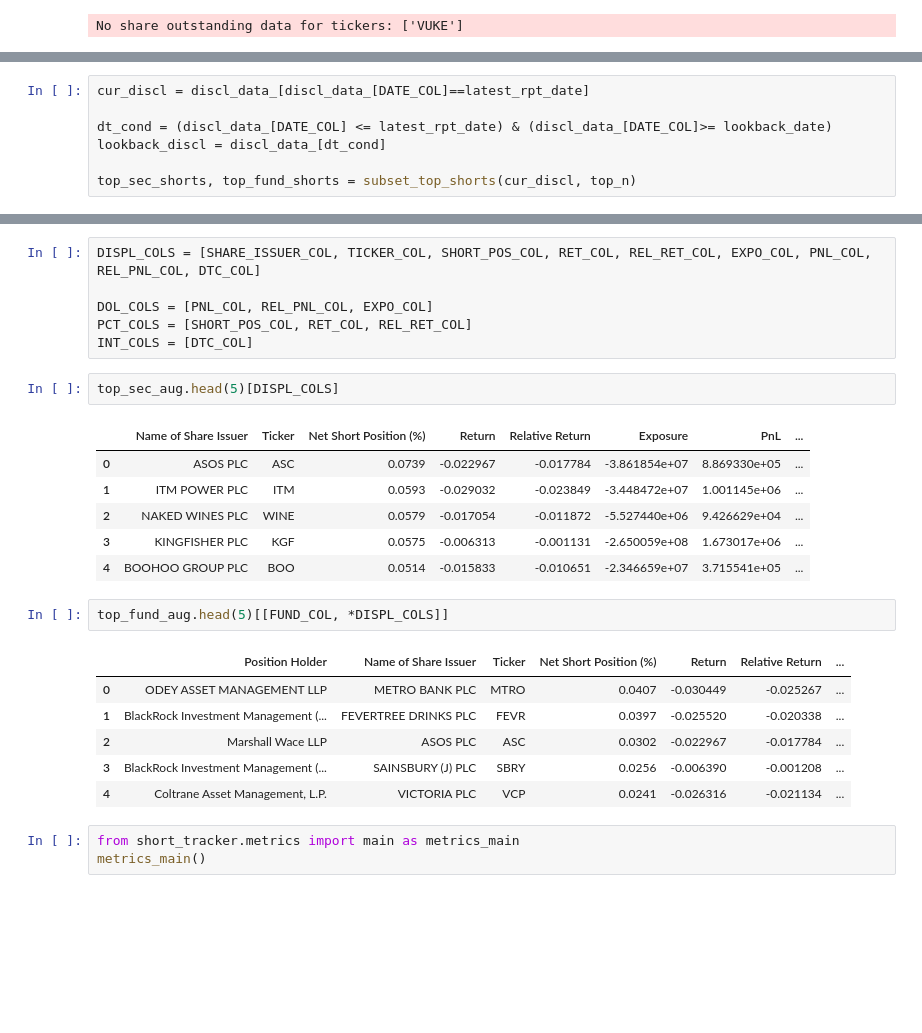
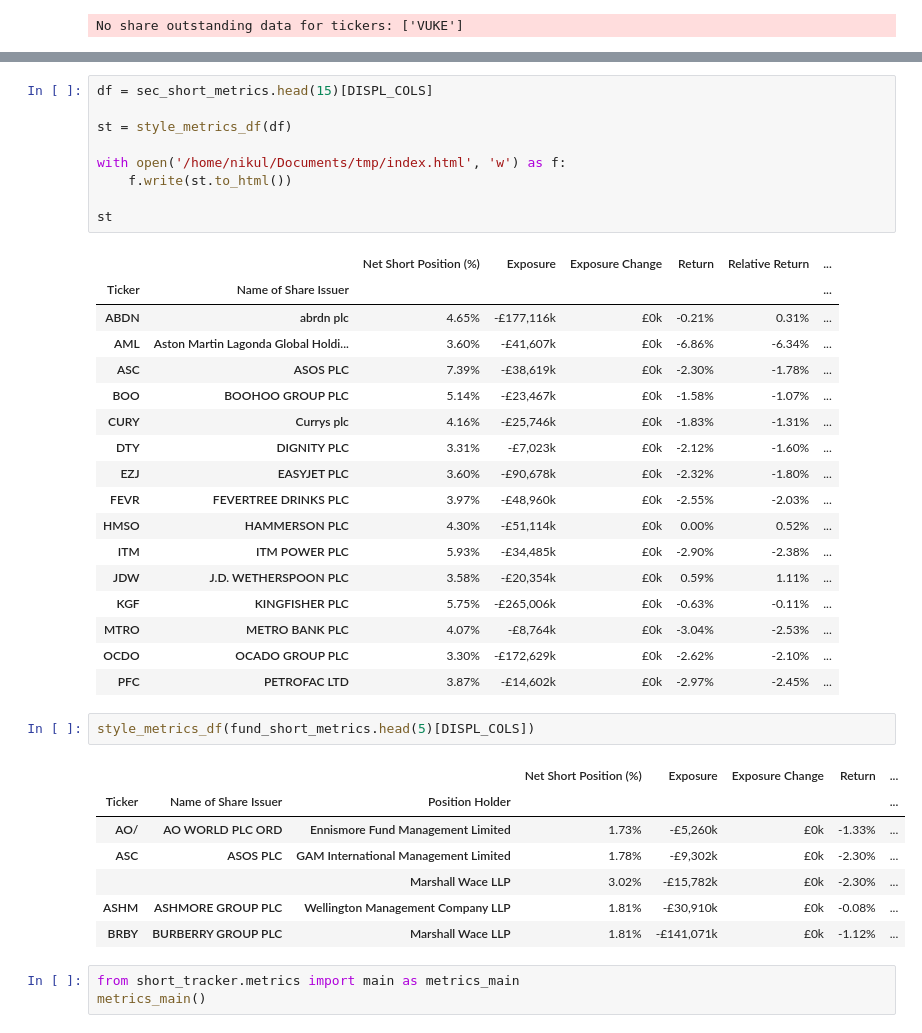
Before and after one commit to nikulpatel3141/UK-Short-Tracker, a Jupyter notebook: Notebooks/process_scripting.ipynb, the cells around one changed output, grey strips where cells are left out. Cells and saved outputs as stored; diff of their text form; blank space fills up the shorter version.

Commit message:
add formatting for display metrics

```diff
--- a/Notebooks/process_scripting.ipynb
+++ b/Notebooks/process_scripting.ipynb
@@ -332,7 +334,0 @@ discl_data_ = prepare_discl_data(discl_data, isin_ticker_map)
-# %%
-cur_discl = discl_data_[discl_data_[DATE_COL]==latest_rpt_date]
-
-dt_cond = (discl_data_[DATE_COL] <= latest_rpt_date) & (discl_data_[DATE_COL]>= lookback_date)
-lookback_discl = discl_data_[dt_cond]
-
-top_sec_shorts, top_fund_shorts = subset_top_shorts(cur_discl, top_n)
@@ -394,27 +400,40 @@ top_sec_shorts_lookback_aug.groupby(id_cols).agg(**aggfuncs)
-# %%
-DISPL_COLS = [SHARE_ISSUER_COL, TICKER_COL, SHORT_POS_COL, RET_COL, REL_RET_COL, EXPO_COL, PNL_COL, REL_PNL_COL, DTC_COL]
-
-DOL_COLS = [PNL_COL, REL_PNL_COL, EXPO_COL]
-PCT_COLS = [SHORT_POS_COL, RET_COL, REL_RET_COL]
-INT_COLS = [DTC_COL]
+# %%
+df = sec_short_metrics.head(15)[DISPL_COLS]
+
+st = style_metrics_df(df)
+
+with open('/home/nikul/Documents/tmp/index.html', 'w') as f:
+    f.write(st.to_html())
+
+st
+# %% [output]
+|  |  | Net Short Position (%) | Exposure | Exposure Change | Return | Relative Return | ... |
+| Ticker | Name of Share Issuer |  |  |  |  |  | ... |
+| ABDN | abrdn plc | 4.65% | -£177,116k | £0k | -0.21% | 0.31% | ... |
+| AML | Aston Martin Lagonda Global Holdi... | 3.60% | -£41,607k | £0k | -6.86% | -6.34% | ... |
+| ASC | ASOS PLC | 7.39% | -£38,619k | £0k | -2.30% | -1.78% | ... |
+| BOO | BOOHOO GROUP PLC | 5.14% | -£23,467k | £0k | -1.58% | -1.07% | ... |
+| CURY | Currys plc | 4.16% | -£25,746k | £0k | -1.83% | -1.31% | ... |
+| DTY | DIGNITY PLC | 3.31% | -£7,023k | £0k | -2.12% | -1.60% | ... |
+| EZJ | EASYJET PLC | 3.60% | -£90,678k | £0k | -2.32% | -1.80% | ... |
+| FEVR | FEVERTREE DRINKS PLC | 3.97% | -£48,960k | £0k | -2.55% | -2.03% | ... |
+| HMSO | HAMMERSON PLC | 4.30% | -£51,114k | £0k | 0.00% | 0.52% | ... |
+| ITM | ITM POWER PLC | 5.93% | -£34,485k | £0k | -2.90% | -2.38% | ... |
+| JDW | J.D. WETHERSPOON PLC | 3.58% | -£20,354k | £0k | 0.59% | 1.11% | ... |
+| KGF | KINGFISHER PLC | 5.75% | -£265,006k | £0k | -0.63% | -0.11% | ... |
+| MTRO | METRO BANK PLC | 4.07% | -£8,764k | £0k | -3.04% | -2.53% | ... |
+| OCDO | OCADO GROUP PLC | 3.30% | -£172,629k | £0k | -2.62% | -2.10% | ... |
+| PFC | PETROFAC LTD | 3.87% | -£14,602k | £0k | -2.97% | -2.45% | ... |
 # %%
-top_sec_aug.head(5)[DISPL_COLS]
+style_metrics_df(fund_short_metrics.head(5)[DISPL_COLS])
 # %% [output]
-|  | Name of Share Issuer | Ticker | Net Short Position (%) | Return | Relative Return | Exposure | PnL | ... |
-| 0 | ASOS PLC | ASC | 0.0739 | -0.022967 | -0.017784 | -3.861854e+07 | 8.869330e+05 | ... |
-| 1 | ITM POWER PLC | ITM | 0.0593 | -0.029032 | -0.023849 | -3.448472e+07 | 1.001145e+06 | ... |
-| 2 | NAKED WINES PLC | WINE | 0.0579 | -0.017054 | -0.011872 | -5.527440e+06 | 9.426629e+04 | ... |
-| 3 | KINGFISHER PLC | KGF | 0.0575 | -0.006313 | -0.001131 | -2.650059e+08 | 1.673017e+06 | ... |
-| 4 | BOOHOO GROUP PLC | BOO | 0.0514 | -0.015833 | -0.010651 | -2.346659e+07 | 3.715541e+05 | ... |
+|  |  |  | Net Short Position (%) | Exposure | Exposure Change | Return | ... |
+| Ticker | Name of Share Issuer | Position Holder |  |  |  |  | ... |
+| AO/ | AO WORLD PLC ORD | Ennismore Fund Management Limited | 1.73% | -£5,260k | £0k | -1.33% | ... |
+| ASC | ASOS PLC | GAM International Management Limited | 1.78% | -£9,302k | £0k | -2.30% | ... |
+|  |  | Marshall Wace LLP | 3.02% | -£15,782k | £0k | -2.30% | ... |
+| ASHM | ASHMORE GROUP PLC | Wellington Management Company LLP | 1.81% | -£30,910k | £0k | -0.08% | ... |
+| BRBY | BURBERRY GROUP PLC | Marshall Wace LLP | 1.81% | -£141,071k | £0k | -1.12% | ... |
-# %%
-top_fund_aug.head(5)[[FUND_COL, *DISPL_COLS]]
-# %% [output]
-|  | Position Holder | Name of Share Issuer | Ticker | Net Short Position (%) | Return | Relative Return | ... |
-| 0 | ODEY ASSET MANAGEMENT LLP | METRO BANK PLC | MTRO | 0.0407 | -0.030449 | -0.025267 | ... |
-| 1 | BlackRock Investment Management (... | FEVERTREE DRINKS PLC | FEVR | 0.0397 | -0.025520 | -0.020338 | ... |
-| 2 | Marshall Wace LLP | ASOS PLC | ASC | 0.0302 | -0.022967 | -0.017784 | ... |
-| 3 | BlackRock Investment Management (... | SAINSBURY (J) PLC | SBRY | 0.0256 | -0.006390 | -0.001208 | ... |
-| 4 | Coltrane Asset Management, L.P. | VICTORIA PLC | VCP | 0.0241 | -0.026316 | -0.021134 | ... |
 # %%
 from short_tracker.metrics import main as metrics_main
 metrics_main()
```
Also changed, not shown: parts of 4 cells of this notebook, 2 other files.
